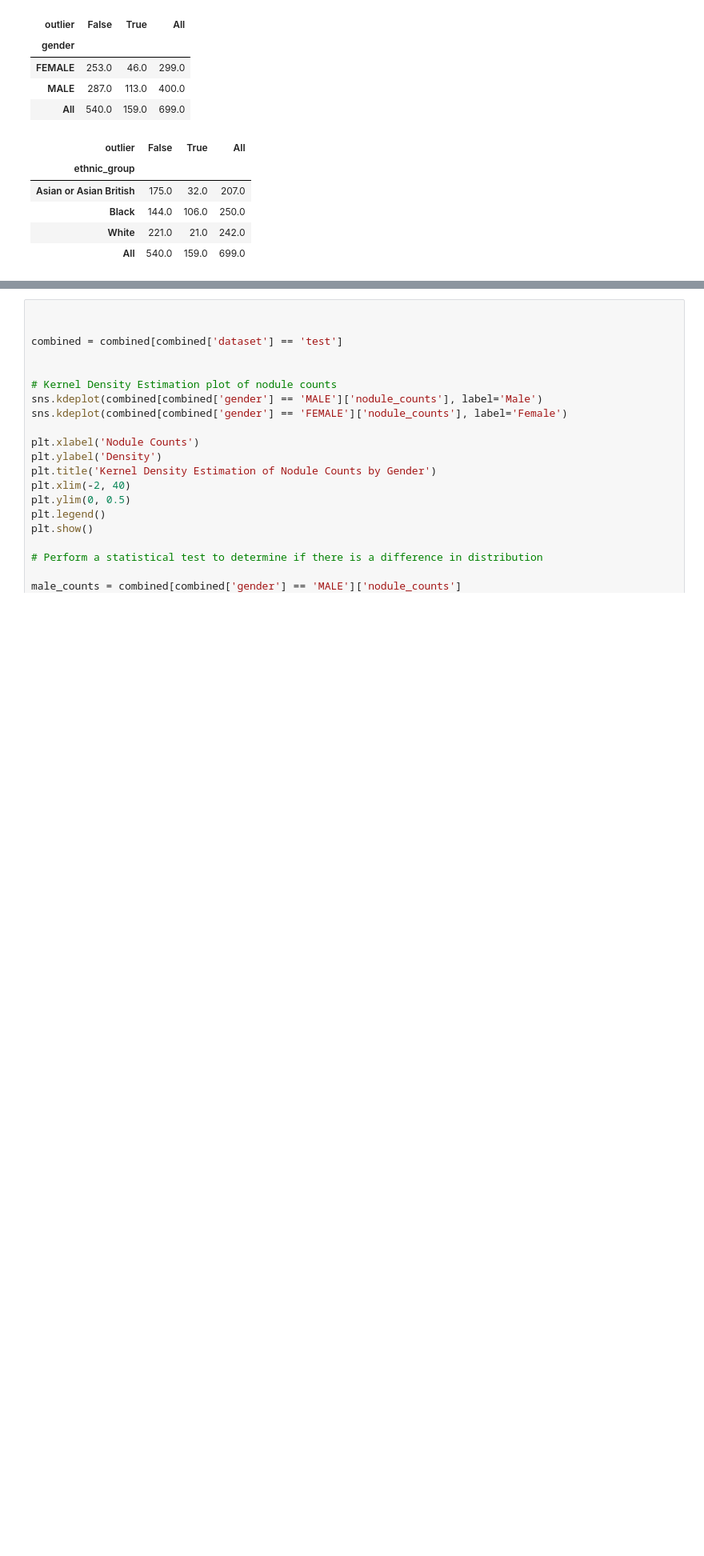
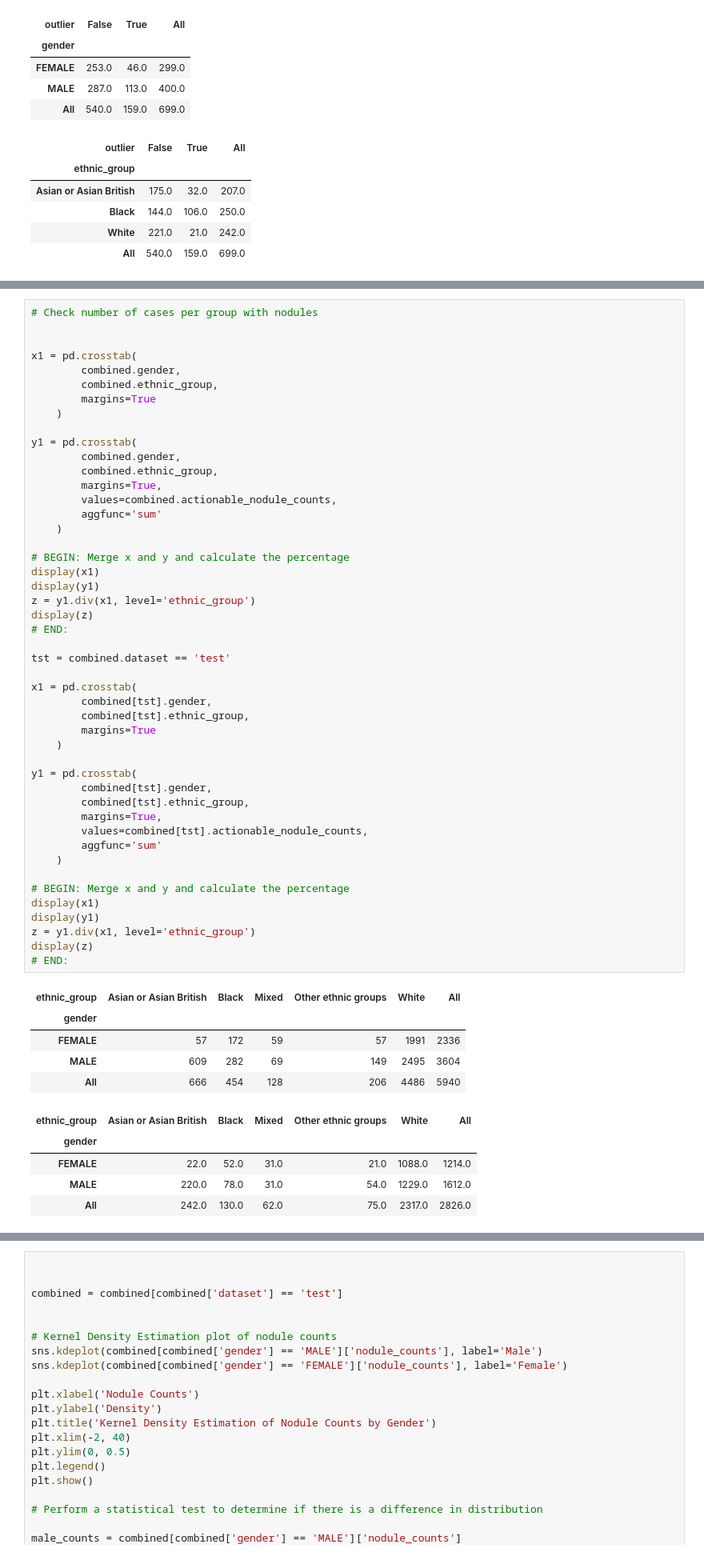
Before and after one commit to johnmccabe44/fairness-in-nodule-detection, a Jupyter notebook: workflows/prototype.ipynb, the cells around one changed output, grey strips where cells are left out. Shown at 80% size. Saved outputs shown, nothing was run; the diff lists cells and outputs as text; blank space fills up the shorter version.

```diff
--- a/workflows/prototype.ipynb
+++ b/workflows/prototype.ipynb
@@ -401,0 +337,58 @@ display(pd.crosstab(
+# %%
+# Check number of cases per group with nodules
+
+
+x1 = pd.crosstab(
+        combined.gender,
+        combined.ethnic_group,
+        margins=True
+    )
+
+y1 = pd.crosstab(
+        combined.gender,
+        combined.ethnic_group,
+        margins=True,
+        values=combined.actionable_nodule_counts,
+        aggfunc='sum'
+    )
+
+# BEGIN: Merge x and y and calculate the percentage
+display(x1)
+display(y1)
+z = y1.div(x1, level='ethnic_group')
+display(z)
+# END:
+
+tst = combined.dataset == 'test'
+
+x1 = pd.crosstab(
+        combined[tst].gender,
+        combined[tst].ethnic_group,
+        margins=True
+    )
+
+y1 = pd.crosstab(
+        combined[tst].gender,
+        combined[tst].ethnic_group,
+        margins=True,
+        values=combined[tst].actionable_nodule_counts,
+        aggfunc='sum'
+    )
+
+# BEGIN: Merge x and y and calculate the percentage
+display(x1)
+display(y1)
+z = y1.div(x1, level='ethnic_group')
+display(z)
+# END:
+# %% [output]
+| ethnic_group | Asian or Asian British | Black | Mixed | Other ethnic groups | White | All |
+| gender |  |  |  |  |  |  |
+| FEMALE | 57 | 172 | 59 | 57 | 1991 | 2336 |
+| MALE | 609 | 282 | 69 | 149 | 2495 | 3604 |
+| All | 666 | 454 | 128 | 206 | 4486 | 5940 |
+| ethnic_group | Asian or Asian British | Black | Mixed | Other ethnic groups | White | All |
+| gender |  |  |  |  |  |  |
+| FEMALE | 22.0 | 52.0 | 31.0 | 21.0 | 1088.0 | 1214.0 |
+| MALE | 220.0 | 78.0 | 31.0 | 54.0 | 1229.0 | 1612.0 |
+| All | 242.0 | 130.0 | 62.0 | 75.0 | 2317.0 | 2826.0 |
```
Also changed, not shown: parts of 2 cells of this notebook.
